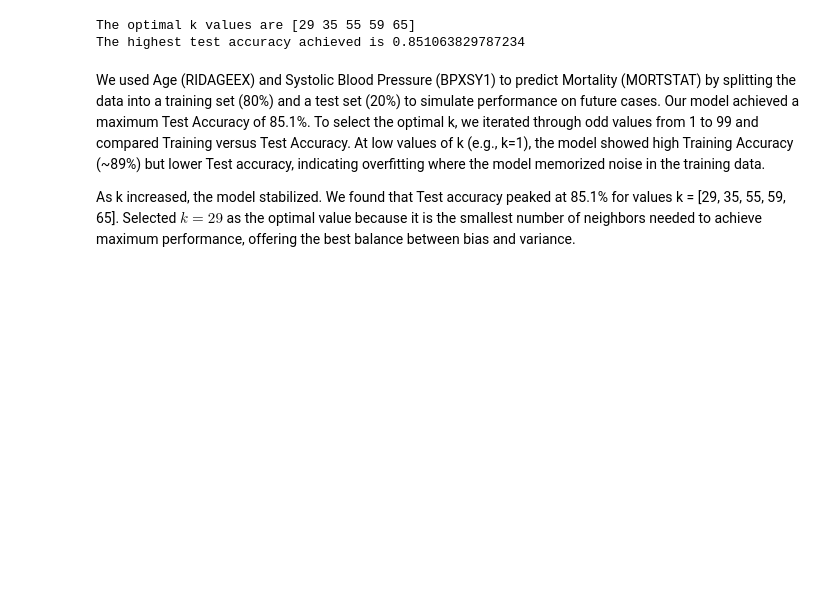
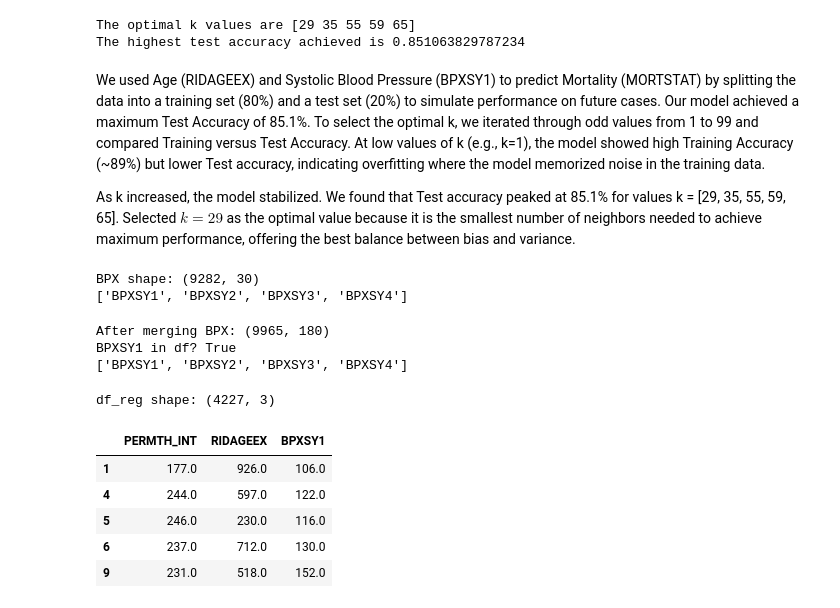
Before and after one commit to aerau05/ds3001proj, a Jupyter notebook: ds3001Proj1.ipynb, the cells around one changed output. Drawn from its saved outputs; the diff is of its cells as text; code cells hidden in the pictures; blank space fills up the shorter version.

```diff
--- a/ds3001Proj1.ipynb
+++ b/ds3001Proj1.ipynb
@@ -292,3 +276,36 @@ The highest test accuracy achieved is 0.851063829787234
 We used Age (RIDAGEEX) and Systolic Blood Pressure (BPXSY1) to predict Mortality (MORTSTAT) by splitting the data into a training set (80%) and a test set (20%) to simulate performance on future cases. Our model achieved a maximum Test Accuracy of 85.1%. To select the optimal k, we iterated through odd values from 1 to 99 and compared Training versus Test Accuracy. At low values of k (e.g., k=1), the model showed high Training Accuracy (~89%) but lower Test accuracy, indicating overfitting where the model memorized noise in the training data.
 
 As k increased, the model stabilized. We found that Test accuracy peaked at 85.1% for values k = [29, 35, 55, 59, 65]. Selected $k=29$ as the optimal value because it is the smallest number of neighbors needed to achieve maximum performance, offering the best balance between bias and variance.
+# %%
+## 4
+
+## step 0: below are some prep/loading I had to do for my personal computer
+
+px = pd.read_sas("BPX.xpt", format="xport")
+print("BPX shape:", bpx.shape)
+print([c for c in bpx.columns if "BPXSY" in c])
+# %% [output]
+BPX shape: (9282, 30)
+['BPXSY1', 'BPXSY2', 'BPXSY3', 'BPXSY4']
+# %%
+df = df.merge(bpx, on="SEQN", how="left")
+print("After merging BPX:", df.shape)
+print("BPXSY1 in df?", "BPXSY1" in df.columns)
+print([c for c in df.columns if "BPXSY" in c][:10])
+# %% [output]
+After merging BPX: (9965, 180)
+BPXSY1 in df? True
+['BPXSY1', 'BPXSY2', 'BPXSY3', 'BPXSY4']
+# %%
+keep_vars = ['PERMTH_INT', 'RIDAGEEX', 'BPXSY1']
+df_reg = df.loc[:, keep_vars].dropna()
+print("df_reg shape:", df_reg.shape)
+df_reg.head()
+# %% [output]
+df_reg shape: (4227, 3)
+|  | PERMTH_INT | RIDAGEEX | BPXSY1 |
+| 1 | 177.0 | 926.0 | 106.0 |
+| 4 | 244.0 | 597.0 | 122.0 |
+| 5 | 246.0 | 230.0 | 116.0 |
+| 6 | 237.0 | 712.0 | 130.0 |
+| 9 | 231.0 | 518.0 | 152.0 |
```
Also changed, not shown: parts of 13 cells of this notebook.
